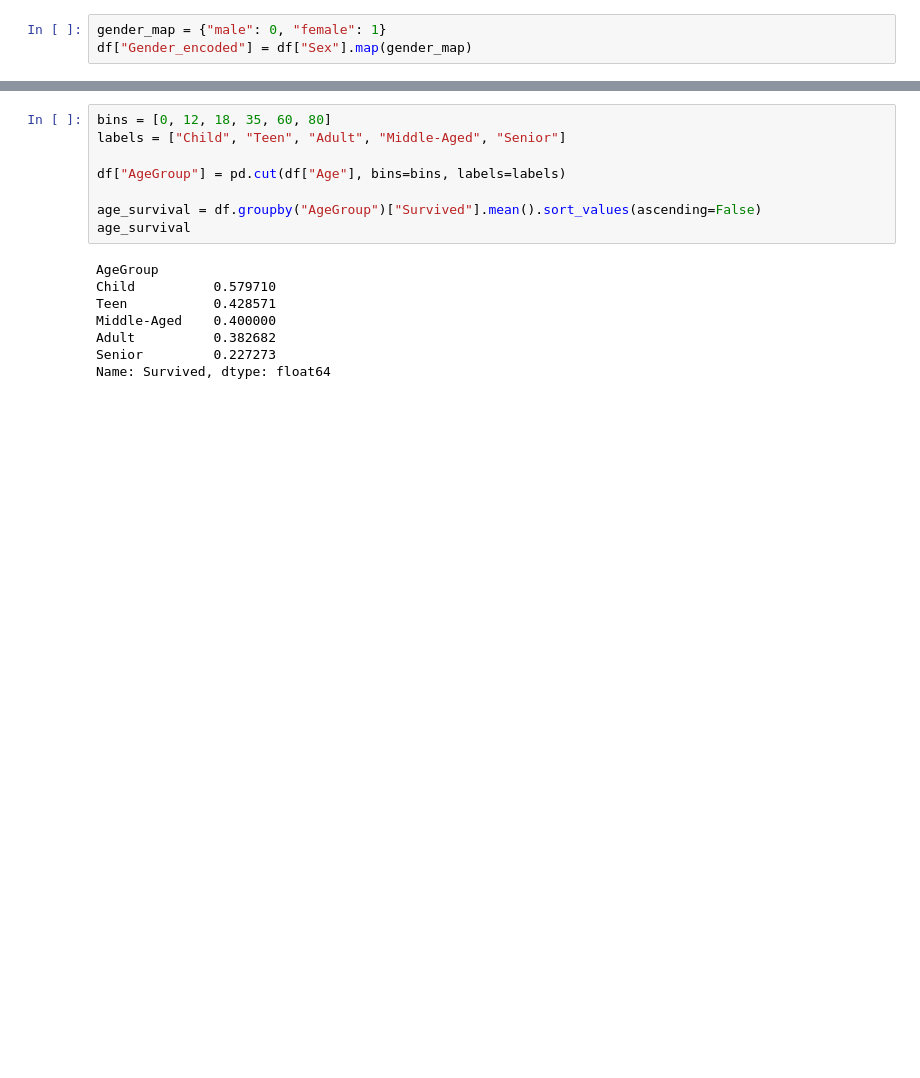
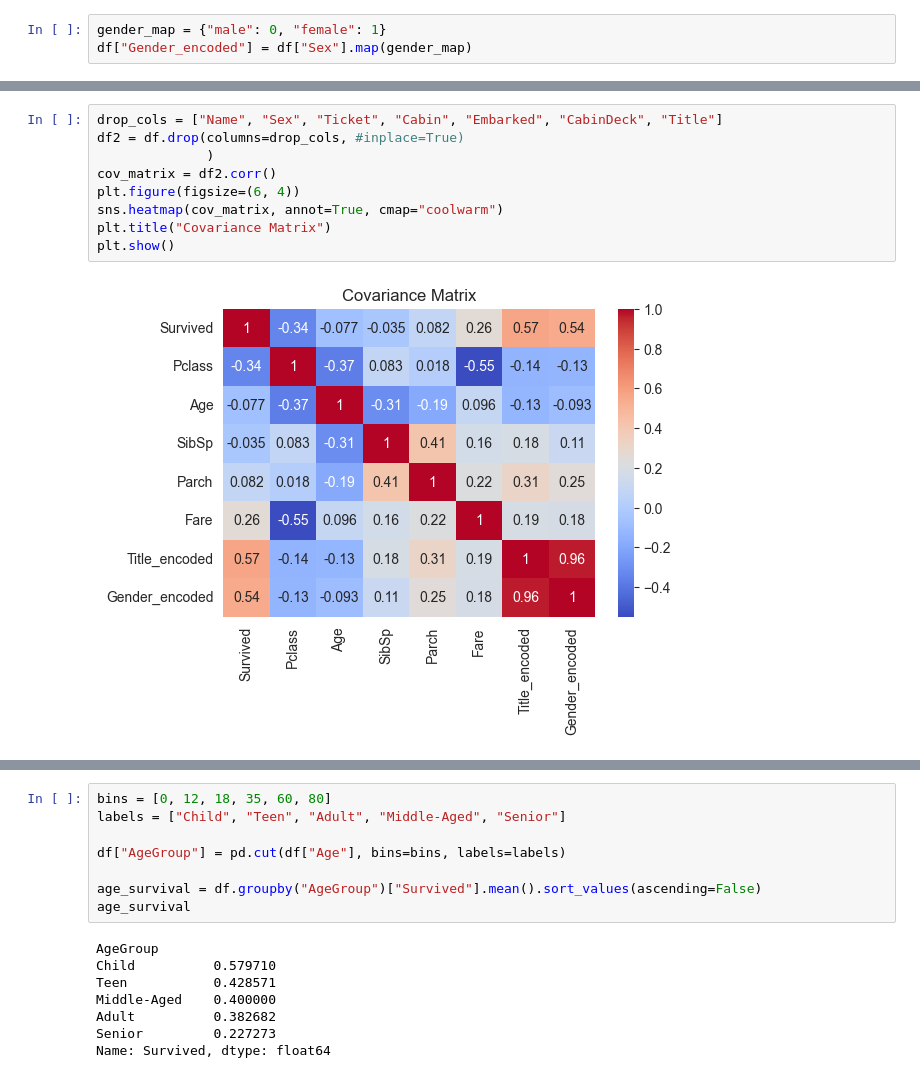
Before and after one commit to DavidLjungqvist/Solutions, a Jupyter notebook: 80_machinelearning/titanic_data_visualize.ipynb, the cells around one changed output, grey strips where cells are left out. Cells and saved outputs as stored; diff of their text form; blank space fills up the shorter version.

```diff
--- a/80_machinelearning/titanic_data_visualize.ipynb
+++ b/80_machinelearning/titanic_data_visualize.ipynb
@@ -171,0 +213,11 @@ df["Gender_encoded"] = df["Sex"].map(gender_map)
+# %%
+drop_cols = ["Name", "Sex", "Ticket", "Cabin", "Embarked", "CabinDeck", "Title"]
+df2 = df.drop(columns=drop_cols, #inplace=True)
+              )
+cov_matrix = df2.corr()
+plt.figure(figsize=(6, 4))
+sns.heatmap(cov_matrix, annot=True, cmap="coolwarm")
+plt.title("Covariance Matrix")
+plt.show()
+# %% [output]
+[figure, added]
```
Also changed, not shown: parts of 9 cells of this notebook, 1 other file.
